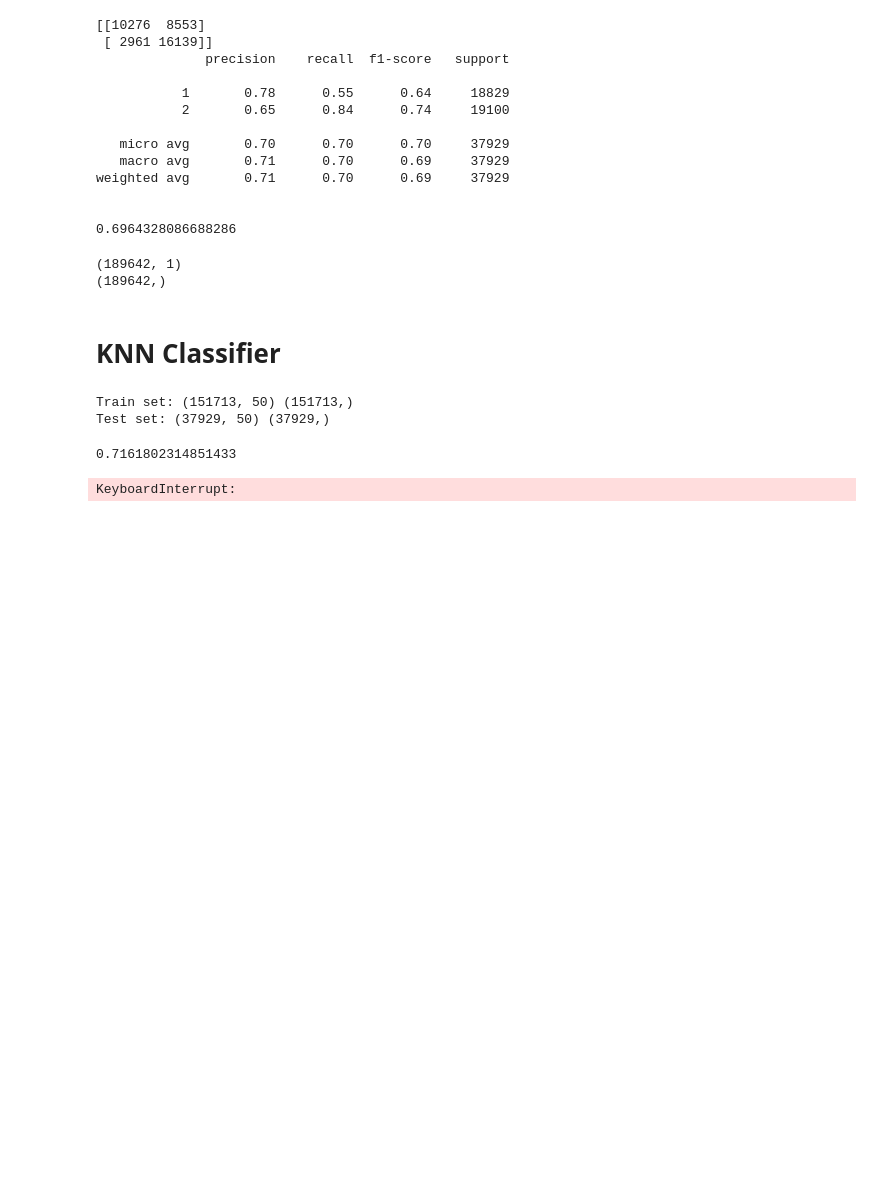
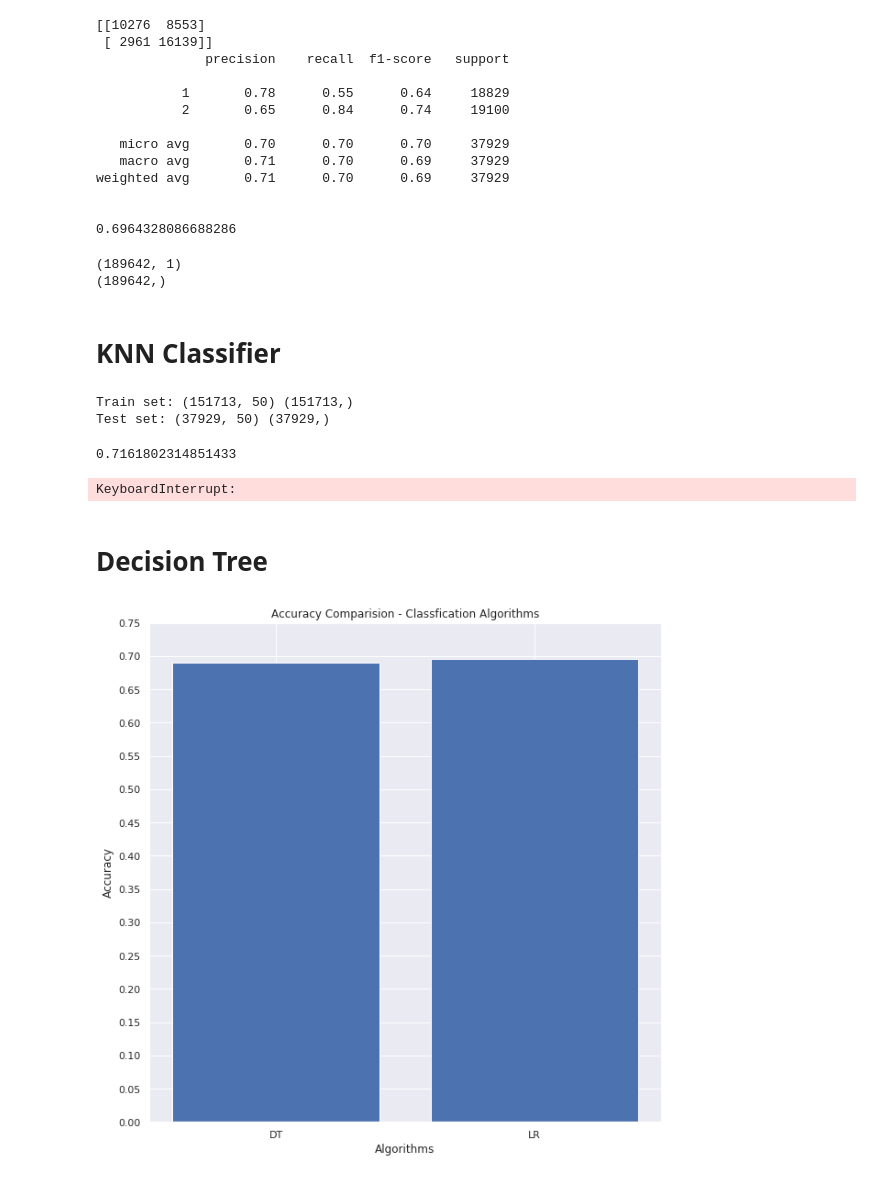
Before and after one commit to Seaner71/Coursera_Capstone, a Jupyter notebook: scripts/Coursera_Capstone.ipynb, the cells around one changed output. Drawn from its saved outputs; the diff is of its cells as text; code cells hidden in the pictures; blank space fills up the shorter version.

Commit message:
add Decision Tree amd partial KNN Classifier

```diff
--- a/scripts/Coursera_Capstone.ipynb
+++ b/scripts/Coursera_Capstone.ipynb
@@ -549,8 +549,8 @@ acc = accuracy_score(Y_test,lr_pred)
 print(acc,'\n')
 
 # Create a dictionary to store the accuracy scores for each of the classification algorithms for later use
-accDict = {}
-accDict['LR'] = acc
+acc_dict = {}
+acc_dict['LR'] = acc
 # %% [output]
 [[10276  8553]
  [ 2961 16139]]
@@ -622,3 +622,26 @@ plt.ylabel('Accuracy ')
 plt.xlabel('Number of Neighbors (K)')
 plt.tight_layout()
 plt.show()
+# %% [markdown]
+# Decision Tree
+# %%
+tree = DecisionTreeClassifier(criterion ='entropy', max_depth=5)
+tree.fit(X_train, Y_train)
+tree_pred = tree.predict(X_test)
+tree_acc = accuracy_score(Y_test, tree_pred)
+
+acc_dict['DT'] = tree_acc
+# %%
+lists = sorted(acc_dict.items()) # sorted by key, return a list of tuples
+
+classifier, accuracy = zip(*lists) # unpack a list of pairs into two tuples
+# %%
+plt.figure(figsize=(10,10))
+plt.bar(classifier, accuracy)
+plt.xlabel('Algorithms')
+plt.yticks(np.arange(0,max(accuracy)+0.1,0.05))
+plt.ylabel('Accuracy')
+plt.title('Accuracy Comparision - Classfication Algorithms')
+plt.show()
+# %% [output]
+[figure, added]
```
